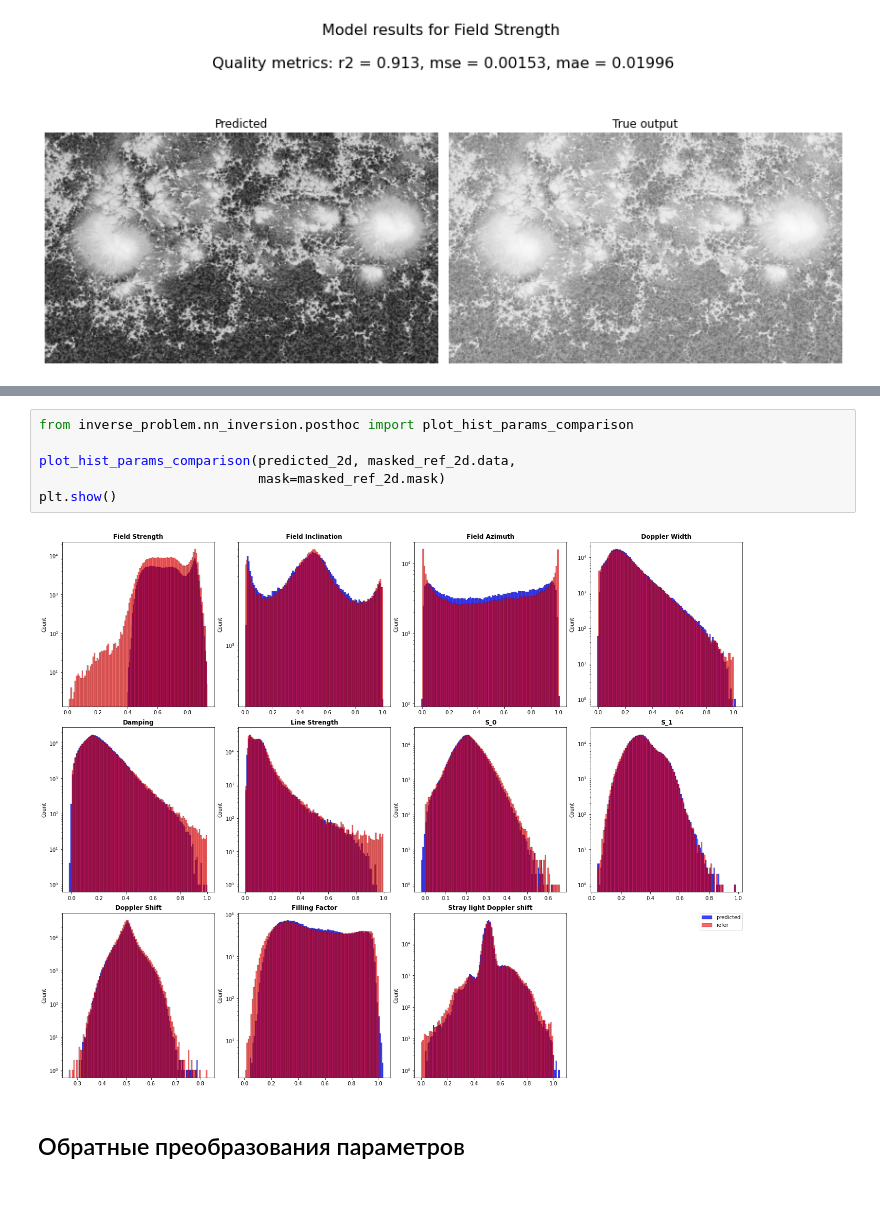
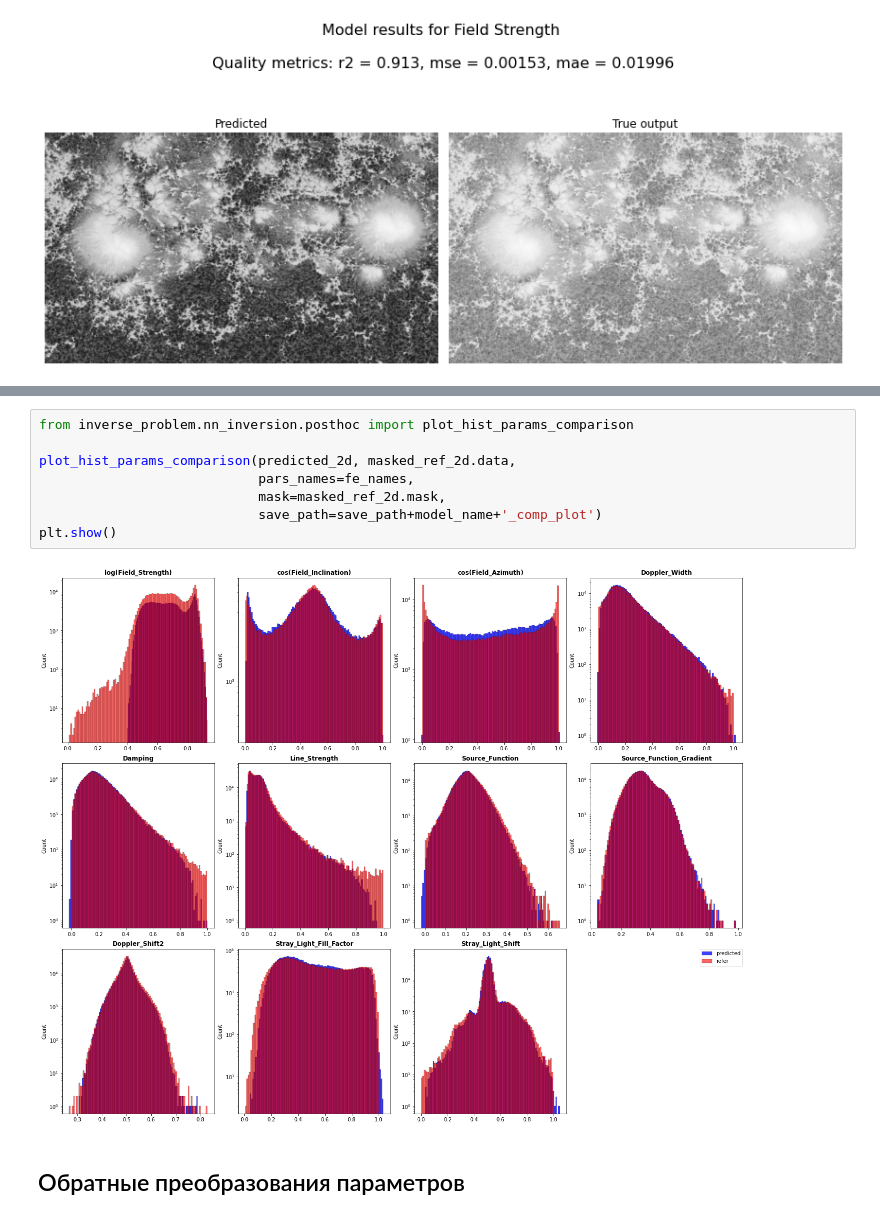
Before and after one commit to iknyazeva/InverseProblem, a Jupyter notebook: notebooks/model_pi_mlp_conv_train.ipynb, the cells around one changed output, grey strips where cells are left out. Cells and saved outputs as stored; diff of their text form.

```diff
--- a/notebooks/model_pi_mlp_conv_train.ipynb
+++ b/notebooks/model_pi_mlp_conv_train.ipynb
@@ -376,11 +376,13 @@ plt.show()
 # %%
 from inverse_problem.nn_inversion.posthoc import plot_hist_params_comparison
 
 plot_hist_params_comparison(predicted_2d, masked_ref_2d.data,
-                            mask=masked_ref_2d.mask)
+                            pars_names=fe_names,
+                            mask=masked_ref_2d.mask,
+                            save_path=save_path+model_name+'_comp_plot')
 plt.show()
 # %% [output]
-[figure, old version]
+[figure, new version]
 # %% [markdown]
 ## Обратные преобразования параметров
 # %%
```
Also changed, not shown: parts of 3 cells of this notebook.
